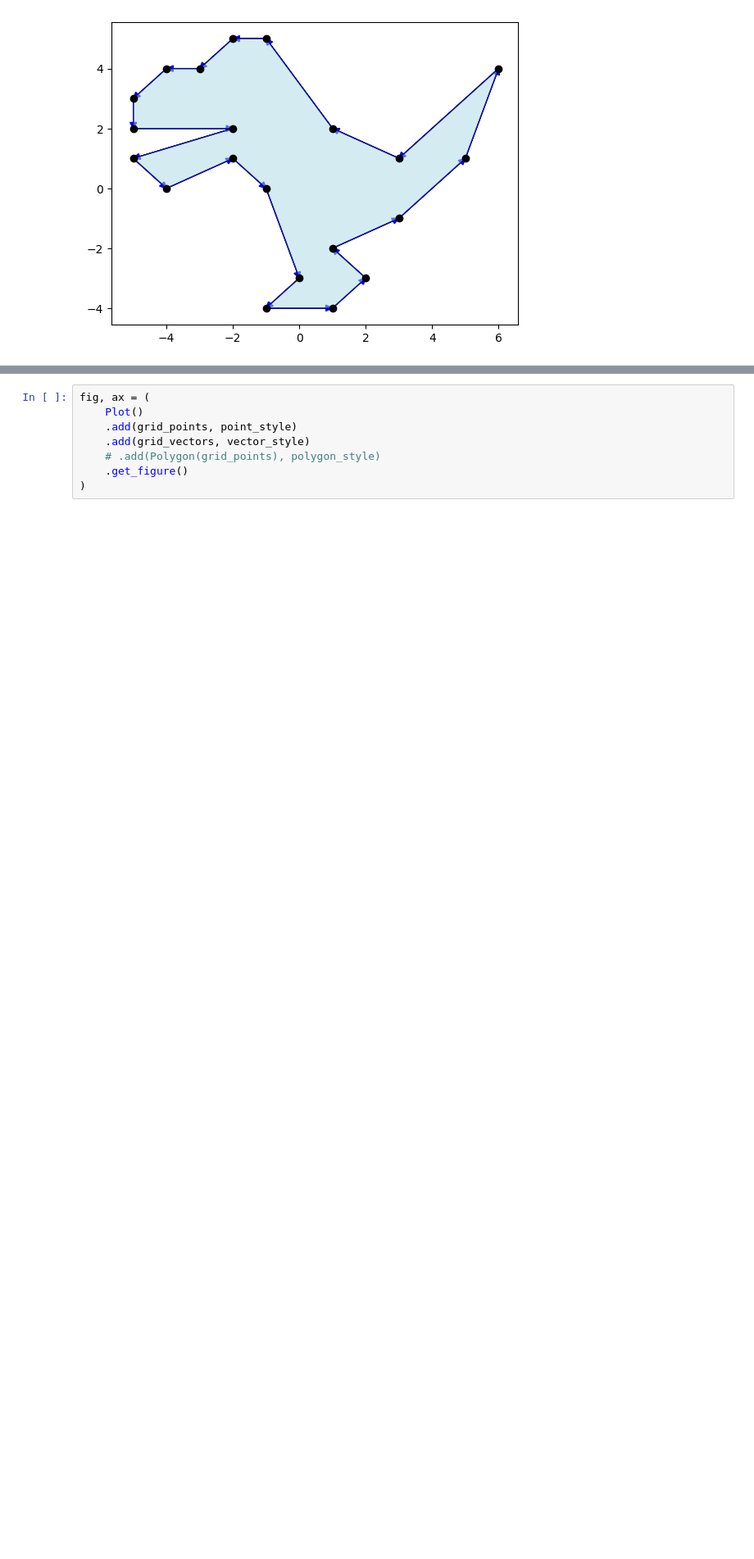
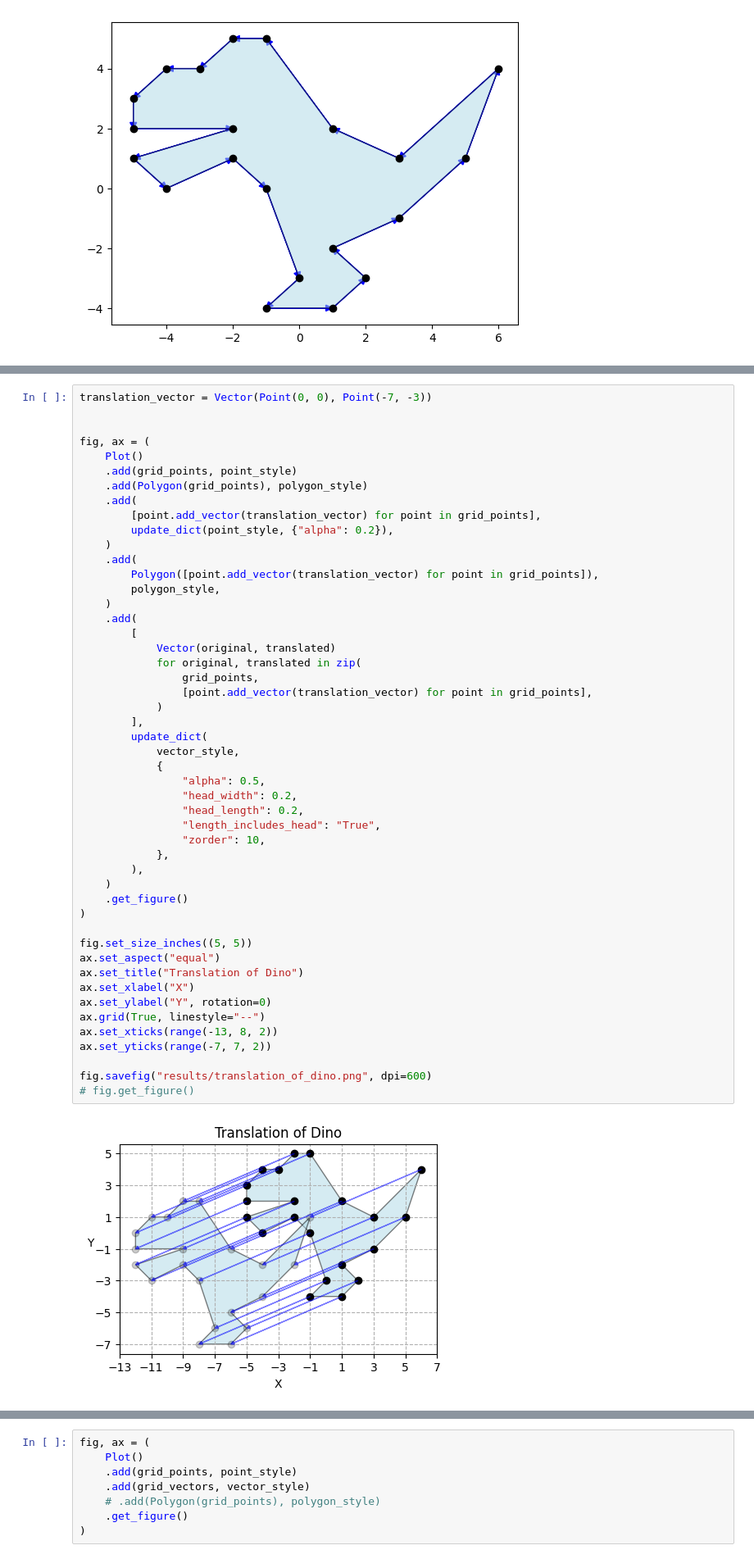
Before and after one commit to Kislovskiy/ChartCraftHub, a Jupyter notebook: src/chartcrafthub/chapter_2_0.ipynb, the cells around one changed output, grey strips where cells are left out. Shown at 82% size. Drawn from its saved outputs; the diff is of its cells as text; blank space fills up the shorter version.

```diff
--- a/src/chartcrafthub/chapter_2_0.ipynb
+++ b/src/chartcrafthub/chapter_2_0.ipynb
@@ -87,0 +162,51 @@ sure
+# %%
+translation_vector = Vector(Point(0, 0), Point(-7, -3))
+
+
+fig, ax = (
+    Plot()
+    .add(grid_points, point_style)
+    .add(Polygon(grid_points), polygon_style)
+    .add(
+        [point.add_vector(translation_vector) for point in grid_points],
+        update_dict(point_style, {"alpha": 0.2}),
+    )
+    .add(
+        Polygon([point.add_vector(translation_vector) for point in grid_points]),
+        polygon_style,
+    )
+    .add(
+        [
+            Vector(original, translated)
+            for original, translated in zip(
+                grid_points,
+                [point.add_vector(translation_vector) for point in grid_points],
+            )
+        ],
+        update_dict(
+            vector_style,
+            {
+                "alpha": 0.5,
+                "head_width": 0.2,
+                "head_length": 0.2,
+                "length_includes_head": "True",
+                "zorder": 10,
+            },
+        ),
+    )
+    .get_figure()
+)
+
+fig.set_size_inches((5, 5))
+ax.set_aspect("equal")
+ax.set_title("Translation of Dino")
+ax.set_xlabel("X")
+ax.set_ylabel("Y", rotation=0)
+ax.grid(True, linestyle="--")
+ax.set_xticks(range(-13, 8, 2))
+ax.set_yticks(range(-7, 7, 2))
+
+fig.savefig("results/translation_of_dino.png", dpi=600)
+# fig.get_figure()
+# %% [output]
+[figure, added]
```
Also changed, not shown: parts of 22 cells of this notebook, 2 other files.
